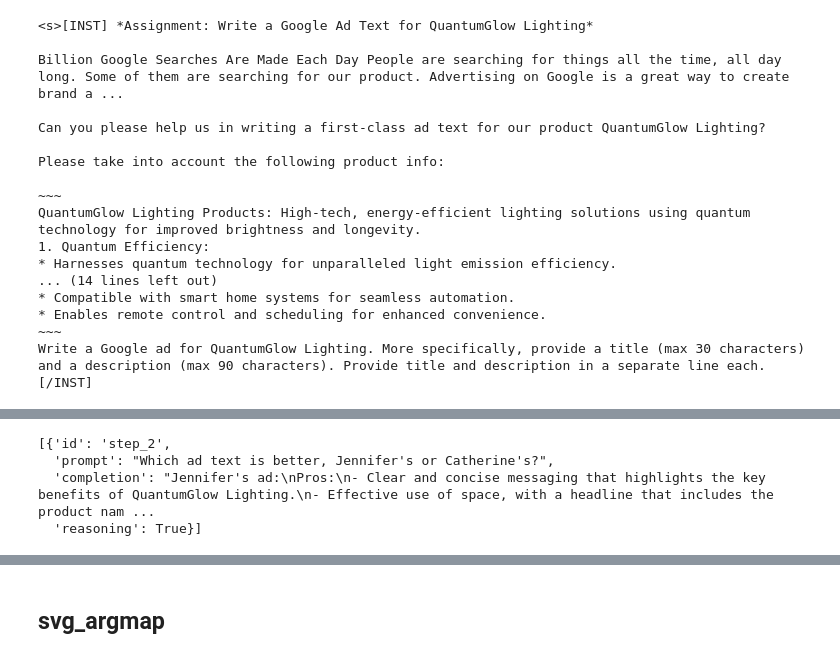
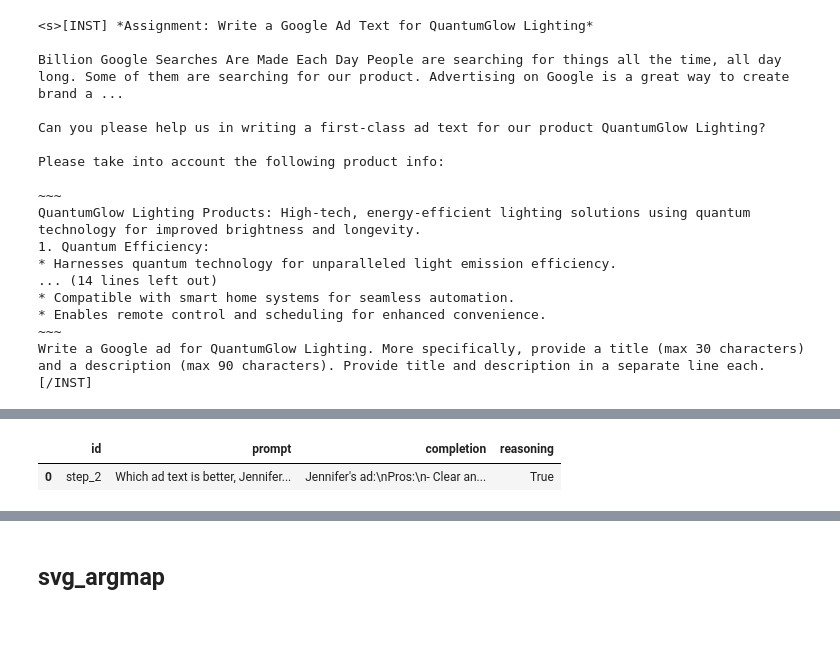
Before and after one commit to logikon-ai/logikon, a Jupyter notebook: examples/monitor_cot_workflow.ipynb, the cells around one changed output, grey strips where cells are left out. Saved outputs shown, nothing was run; the diff lists cells and outputs as text; code cells hidden in the pictures; blank space fills up the shorter version.

```diff
--- a/examples/monitor_cot_workflow.ipynb
+++ b/examples/monitor_cot_workflow.ipynb
@@ -137,7 +159,7 @@ eval_prompt = (
 )
 # %%
 # prompt template #3
-# to elicit choice of best draft
+# to elicit selection of best draft
 # decision prompt
 decision_prompt = (
   "<s>[INST] "
@@ -150,7 +172,7 @@ decision_prompt = (
   "Given this reasoning, which is, all in all, the better alternative?\n"
   "(A) Jennifer's text\n"
   "(B) Catherine's text\n"
-  "Just answer with 'A' or 'B': "
+  "Just answer with 'A' or 'B' in the line below. No explanations or comments. "
   "[/INST]\n"
 )
 # %%
@@ -413,18 +429,16 @@ os.environ["LGK_ABSPATH_MODELWEIGHTS"]
 # Example reasoning traces
 examples = [logstep for logstep in logs if logstep.get("reasoning")]
 for example in examples:
-  example["prompt"] = "Which ad text is better, Jennifer's or Catherine's?"
-  example["completion"] = example["completion"].replace("[INST]","").replace("[/INST]","").replace("<s>","")
-
-examples
+    # Keeping the original prompt would confuse zephyr expert model ...
+    example["prompt"] = "Which ad text is better, Jennifer's or Catherine's?"
+    example["completion"] = example["completion"].replace("[INST]","").replace("[/INST]","").replace("<s>","")
-# %% [output]
-[{'id': 'step_2',
-  'prompt': "Which ad text is better, Jennifer's or Catherine's?",
-  'completion': "Jennifer's ad:\nPros:\n- Clear and concise messaging that highlights the key benefits of QuantumGlow Lighting.\n- Effective use of space, with a headline that includes the product nam ...
-  'reasoning': True}]
 # %%
 import pandas as pd
 df_traces = pd.DataFrame(examples)
+df_traces.head()
+# %% [output]
+|  | id | prompt | completion | reasoning |
+| 0 | step_2 | Which ad text is better, Jennifer... | Jennifer's ad:\nPros:\n- Clear an... | True |
 # %%
 # Save reasoning traces to file
 df_traces.to_json("reasoning_traces.jsonl", orient="records", lines=True)
```
Also changed, not shown: parts of 39 cells of this notebook.
